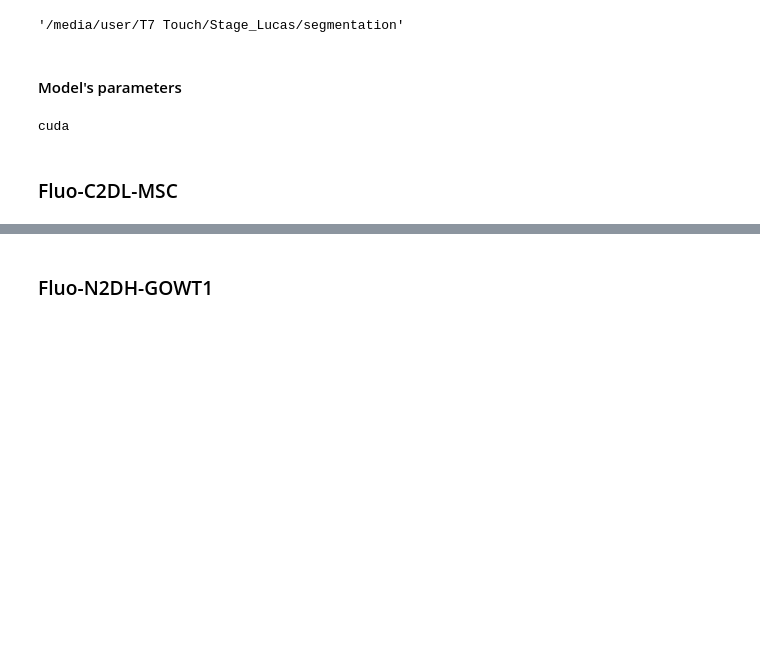
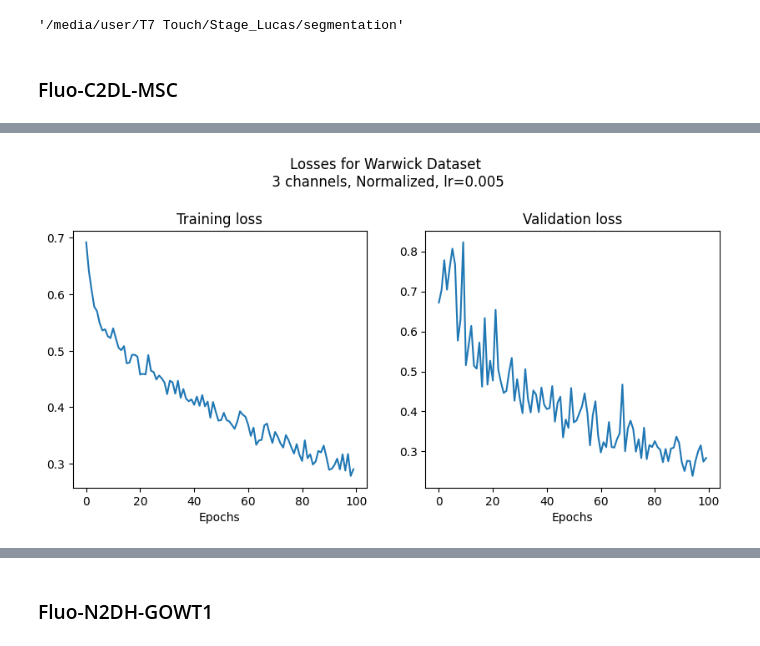
Before and after one commit to lucas-rdlr/segmentation-and-tracking, a Jupyter notebook: notebooks/UNet 2D.ipynb, the cells around one changed output, grey strips where cells are left out. Cells and saved outputs as stored; diff of their text form; code cells hidden in the pictures; blank space fills up the shorter version.

```diff
--- a/notebooks/UNet 2D.ipynb
+++ b/notebooks/UNet 2D.ipynb
@@ -23,28 +24,5 @@ import torch
 from torch.utils.data import DataLoader, random_split
 from sklearn.model_selection import train_test_split
 import albumentations as alb
-# %% [markdown]
-#### Model's parameters
-# %%
-device = torch.device('cuda' if torch.cuda.is_available() else 'cpu')
-print(device)
-
-model = UNet(1, 64, 2)
-EPOCHS = 100
-STORE = 1
-LR = 0.005
-OPTIM = torch.optim.SGD(model.parameters(),
-                                 lr=LR, momentum=0.95,
-                                 weight_decay=1e-4)
-
-STOPPER = EarlyStopping(10)
-
-# SCHEDUL = torch.optim.lr_scheduler.OneCycleLR(OPTIM,
-#                                                 max_lr = 1e-1,
-#                                                 steps_per_epoch=len(train_loader),
-#                                                 epochs=EPOCHS, pct_start=0.43, div_factor=10, final_div_factor=1000,
-#                                                 three_phase=True)
-# %% [output]
-cuda
 # %% [markdown]
 ### Fluo-C2DL-MSC
@@ -50,0 +32,54 @@ cuda
+# %%
+batch_size = 4
+
+CHANNELS = 3
+NORMALIZED = True
+SIZE = (416, 608)
+
+Train = UNet_Segmentation_Dataset('Warwick QU/train', 'train', CHANNELS, NORMALIZED, SIZE, transforms=None)
+Cell_train, Cell_val = random_split(Train, [0.8, 0.2])
+
+train_loader = DataLoader(Cell_train, batch_size, shuffle=True)
+val_loader = DataLoader(Cell_val, batch_size, shuffle=True)
+
+Test = UNet_Segmentation_Dataset('Warwick QU/test', 'test', CHANNELS, NORMALIZED, SIZE, transforms=None)  # test mode
+
+test_loader = DataLoader(Test, batch_size, shuffle=False)
+
+device = torch.device('cuda' if torch.cuda.is_available() else 'cpu')
+print(device)
+
+model = UNet(3, 64, 2)
+EPOCHS = 100
+STORE = 1
+LR = 0.005
+OPTIM = torch.optim.SGD(model.parameters(),
+                                 lr=LR, momentum=0.95,
+                                 weight_decay=1e-4)
+
+train_loss, val_loss, train_acc, val_acc, dices, ious = train_UNet(model, device, OPTIM, train_loader, val_loader, None, None, EPOCHS)
+
+fig, (ax1, ax2) = plt.subplots(1, 2, figsize=(10, 4))
+ax1.plot(train_loss)
+ax2.plot(val_loss)
+
+ax1.set_title('Training loss')
+ax2.set_title('Validation loss')
+
+ax1.set_xlabel('Epochs')
+ax2.set_xlabel('Epochs')
+
+if NORMALIZED:
+    NORMALIZED = 'Normalized'
+else:
+    NORMALIZED = 'Not_normalized'
+
+fig.suptitle(f'Losses for Warwick Dataset\n {CHANNELS} channels, {NORMALIZED}, lr={LR}', y=1.1);
+# plt.savefig(f'experiments/{cell_type}_{CHANNELS}C_{NORMALIZED}.png')
+
+dic = {'train_loss': train_loss, 'val_loss': val_loss, 'train_acc': train_acc, 'val_acc': val_acc, 'dice': dices, 'IoU': ious}
+df = pd.DataFrame(dic)
+df.to_csv(f'experiments/warwick_{CHANNELS}C_{NORMALIZED}.csv')
+
+torch.save(model.state_dict(), f'{os.getcwd()}/src/models/unet_warwick_{CHANNELS}C_{NORMALIZED}.pth')
+# %% [output]
@@ -50,0 +103 @@ cuda
+[figure, added]
```
Also changed, not shown: parts of 10 cells of this notebook, 2 other files.
